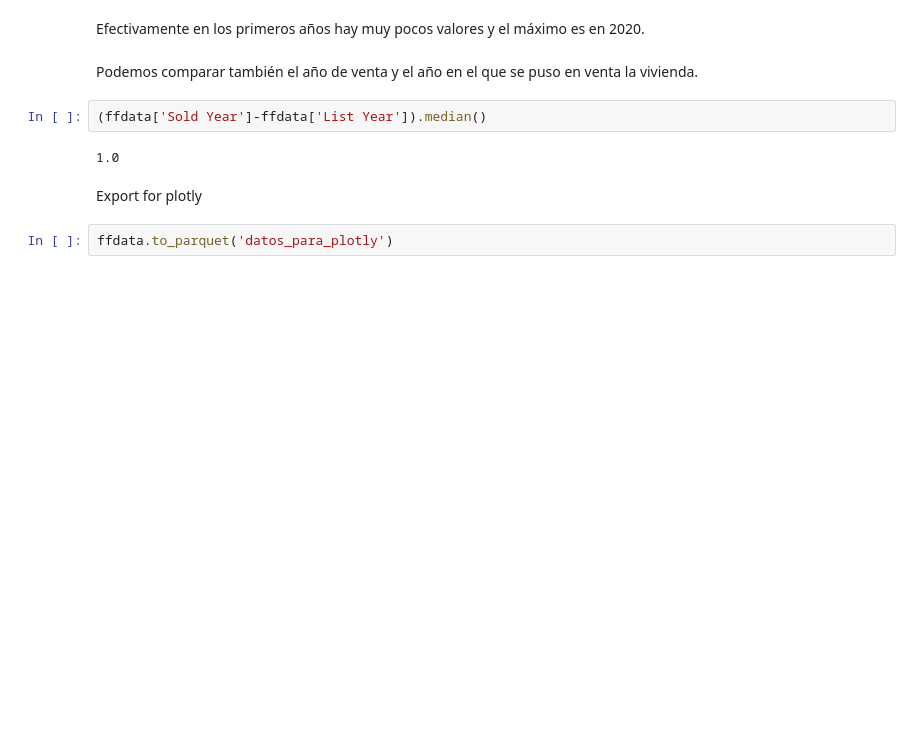
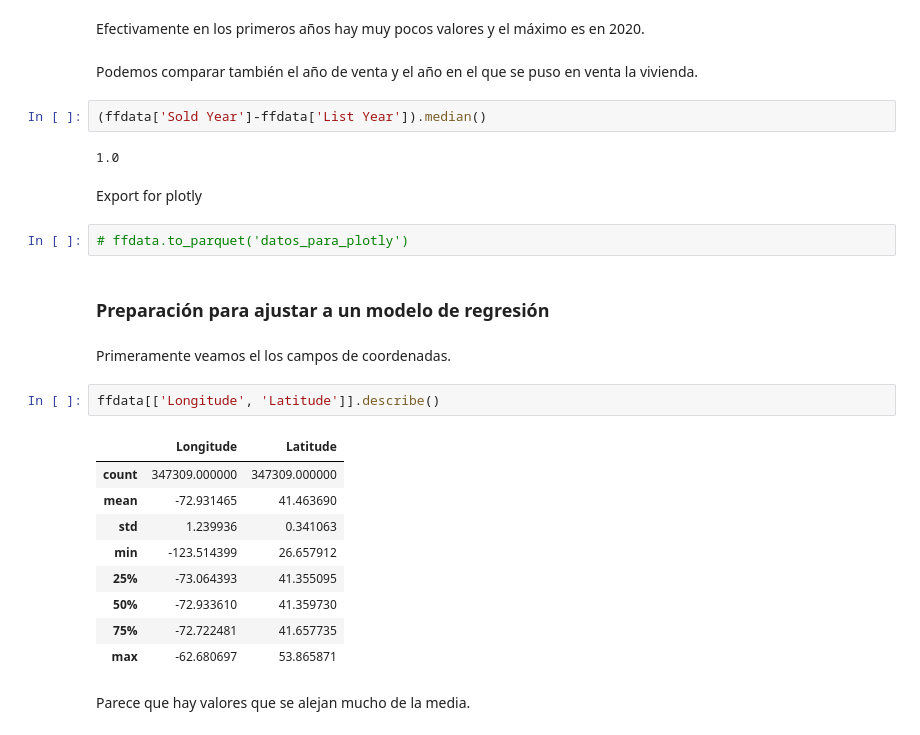
Before and after one commit to emichester/01MIAR_trabajo_final, a Jupyter notebook: Analisis/20230524_Real_State.ipynb, the cells around one changed output. Saved outputs shown, nothing was run; the diff lists cells and outputs as text; blank space fills up the shorter version.

Commit message:
Primera aproximación de ajuste

```diff
--- a/Analisis/20230524_Real_State.ipynb
+++ b/Analisis/20230524_Real_State.ipynb
@@ -633,4 +640,22 @@ Podemos comparar también el año de venta y el año en el que se puso en venta
 # %% [markdown]
 Export for plotly
 # %%
-ffdata.to_parquet('datos_para_plotly')
+# ffdata.to_parquet('datos_para_plotly')
+# %% [markdown]
+### Preparación para ajustar a un modelo de regresión
+# %% [markdown]
+Primeramente veamos el los campos de coordenadas.
+# %%
+ffdata[['Longitude', 'Latitude']].describe()
+# %% [output]
+|  | Longitude | Latitude |
+| count | 347309.000000 | 347309.000000 |
+| mean | -72.931465 | 41.463690 |
+| std | 1.239936 | 0.341063 |
+| min | -123.514399 | 26.657912 |
+| 25% | -73.064393 | 41.355095 |
+| 50% | -72.933610 | 41.359730 |
+| 75% | -72.722481 | 41.657735 |
+| max | -62.680697 | 53.865871 |
+# %% [markdown]
+Parece que hay valores que se alejan mucho de la media.
```
Also changed, not shown: parts of 33 cells of this notebook.
